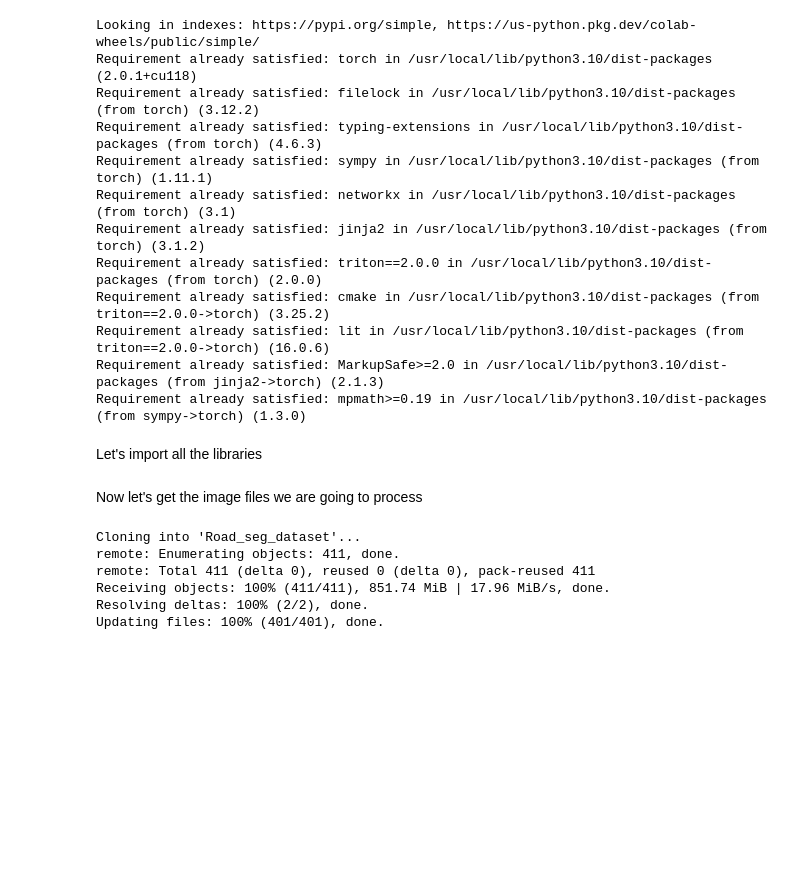
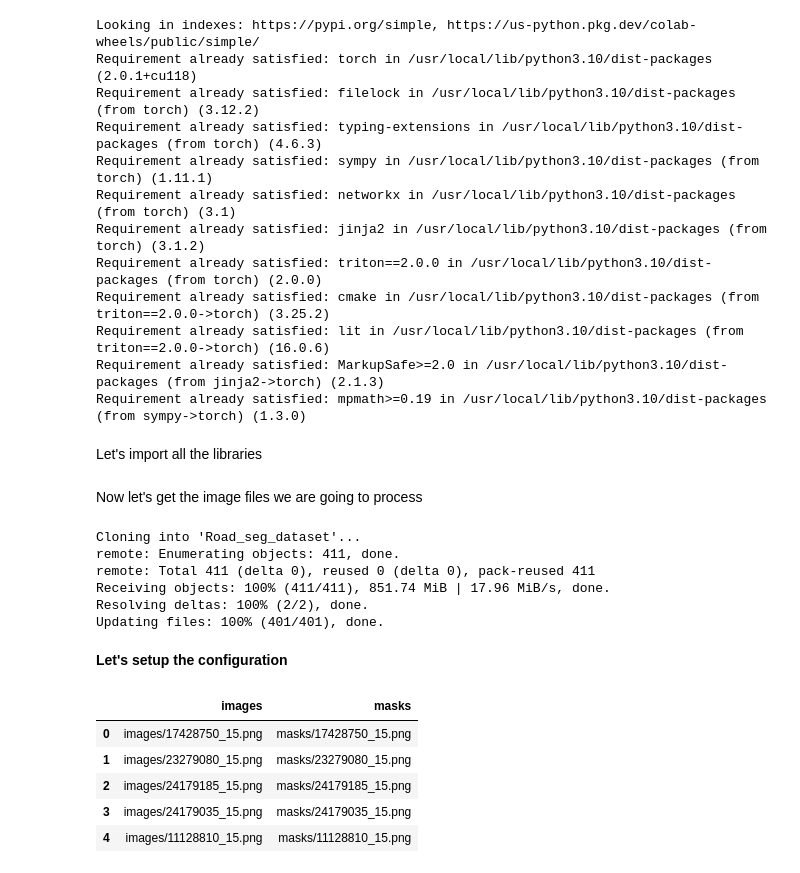
Before and after one commit to arpan-das-astrophysics/21cmFastHMXB, a Jupyter notebook: aerialimage.ipynb, the cells around one changed output. Cells and saved outputs as stored; diff of their text form; code cells hidden in the pictures; blank space fills up the shorter version.

```diff
--- a/aerialimage.ipynb
+++ b/aerialimage.ipynb
@@ -41,3 +41,5 @@ Updating files: 100% (401/401), done.
 # %%
 import sys
 sys.path.append('/content/Road_seg_dataset')
+# %% [markdown]
+**Let's setup the configuration**
@@ -43,0 +58,10 @@ sys.path.append('/content/Road_seg_dataset')
+# %%
+df = pd.read_csv(CSV_FILE)
+df.head()
+# %% [output]
+|  | images | masks |
+| 0 | images/17428750_15.png | masks/17428750_15.png |
+| 1 | images/23279080_15.png | masks/23279080_15.png |
+| 2 | images/24179185_15.png | masks/24179185_15.png |
+| 3 | images/24179035_15.png | masks/24179035_15.png |
+| 4 | images/11128810_15.png | masks/11128810_15.png |
```
Also changed, not shown: parts of 5 cells of this notebook.
